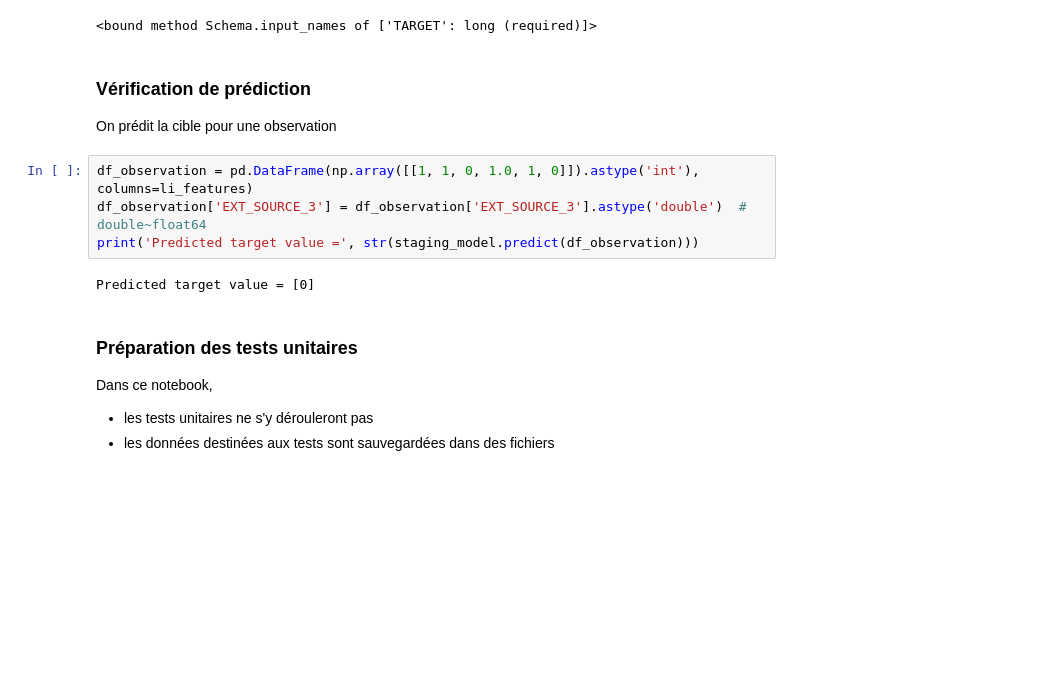
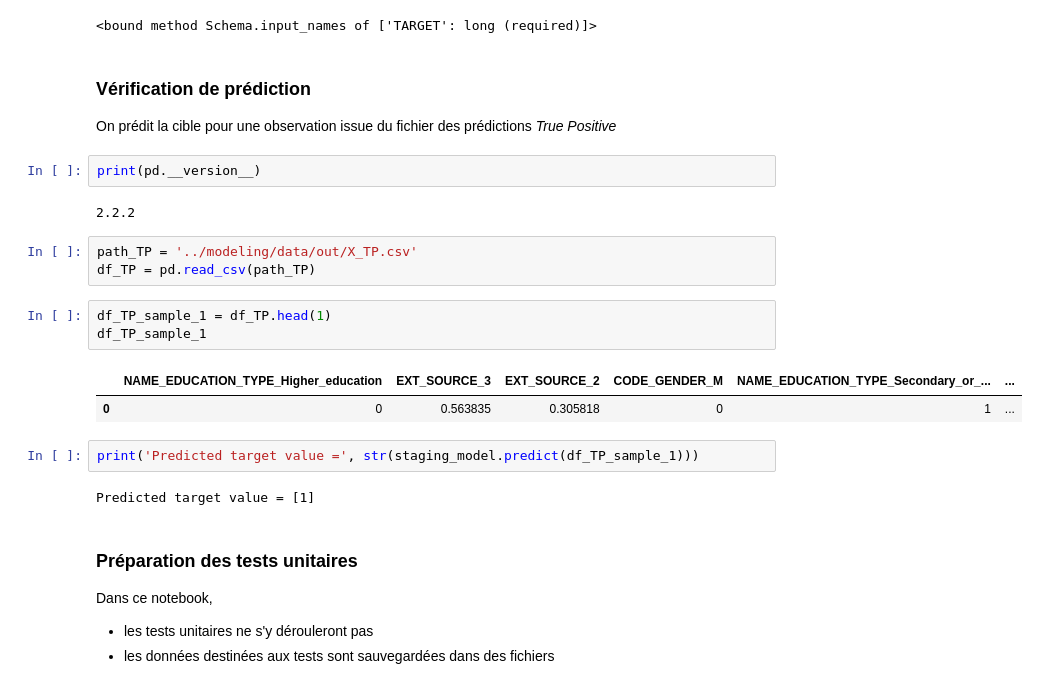
Before and after one commit to JeanRosselVallee/project_7, a Jupyter notebook: api/Jean_Vallée_1_notebook_API_042024.ipynb, the cells around one changed output. Cells and saved outputs as stored; diff of their text form; blank space fills up the shorter version.

```diff
--- a/api/Jean_Vallée_1_notebook_API_042024.ipynb
+++ b/api/Jean_Vallée_1_notebook_API_042024.ipynb
@@ -93,13 +93,24 @@ staging_model.metadata.get_output_schema().input_names
 # %% [markdown]
 ### Vérification de prédiction
 
-On prédit la cible pour une observation
+On prédit la cible pour une observation issue du fichier des prédictions _True Positive_
-# %%
-df_observation = pd.DataFrame(np.array([[1, 1, 0, 1.0, 1, 0]]).astype('int'), columns=li_features)
-df_observation['EXT_SOURCE_3'] = df_observation['EXT_SOURCE_3'].astype('double')  # double~float64
-print('Predicted target value =', str(staging_model.predict(df_observation)))
-# %% [output]
-Predicted target value = [0]
+# %%
+print(pd.__version__)
+# %% [output]
+2.2.2
+# %%
+path_TP = '../modeling/data/out/X_TP.csv'
+df_TP = pd.read_csv(path_TP)
+# %%
+df_TP_sample_1 = df_TP.head(1)
+df_TP_sample_1
+# %% [output]
+|  | NAME_EDUCATION_TYPE_Higher_education | EXT_SOURCE_3 | EXT_SOURCE_2 | CODE_GENDER_M | NAME_EDUCATION_TYPE_Secondary_or_... | ... |
+| 0 | 0 | 0.563835 | 0.305818 | 0 | 1 | ... |
+# %%
+print('Predicted target value =', str(staging_model.predict(df_TP_sample_1)))
+# %% [output]
+Predicted target value = [1]
 # %% [markdown]
 ### Préparation des tests unitaires
 Dans ce notebook,
```
Also changed, not shown: parts of 13 cells of this notebook, 4 other files.
